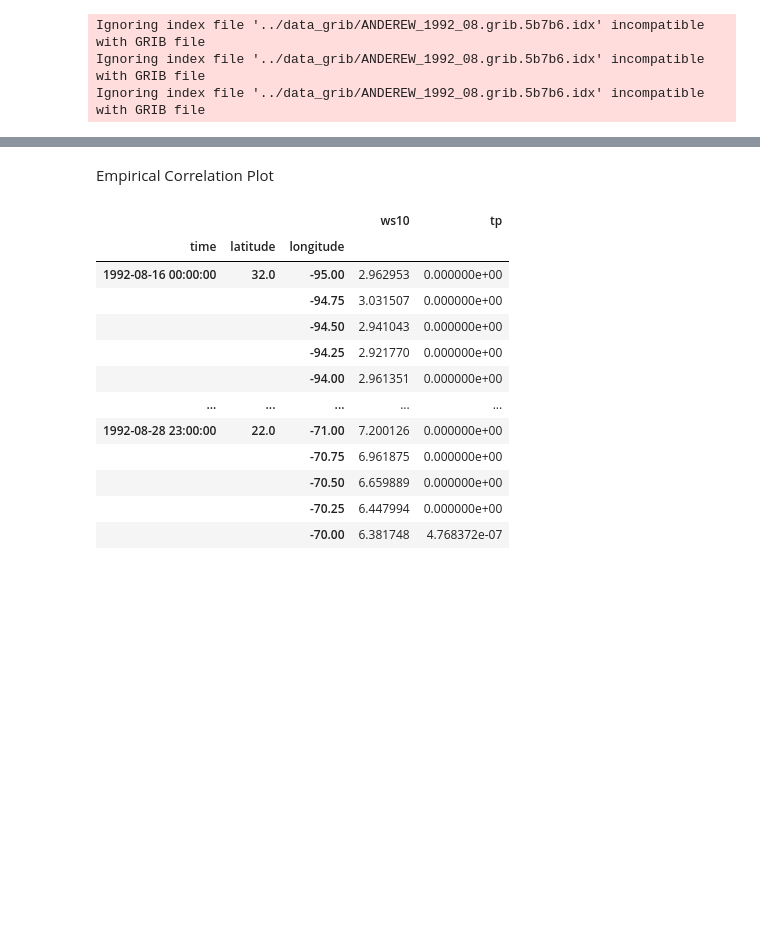
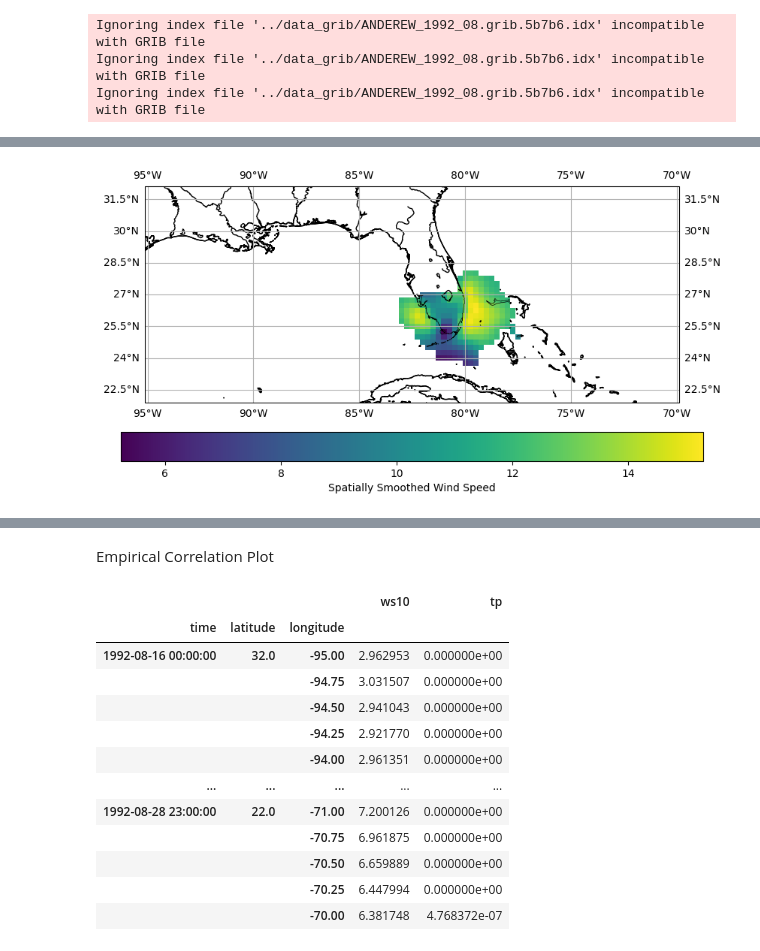
Before and after one commit to MujtaGit/Extreme_Weather_Correlation, a Jupyter notebook: post_icar.ipynb, the cells around one changed output, grey strips where cells are left out. Saved outputs shown, nothing was run; the diff lists cells and outputs as text; code cells hidden in the pictures; blank space fills up the shorter version.

```diff
--- a/post_icar.ipynb
+++ b/post_icar.ipynb
@@ -62,0 +103,46 @@ import matplotlib.pyplot as plt
+# %%
+phi1_icar = pd.read_csv("post_icar_data/one_variable/mu1.csv")
+
+data_grid_icar = data_grid.copy()
+
+k = 0
+
+for i in range(101):
+
+    for j in range(40):
+
+        if not np.isnan(data_grid_icar[j,i]):
+
+            data_grid_icar[j,i] = phi1_icar.values[k]
+
+            k+=1
+# %%
+fig, ax = plt.subplots(figsize=(10, 5),
+                       subplot_kw={'projection': ccrs.PlateCarree()})
+
+#ax.set_extent([-70, -95, 32, 22])
+
+ax.add_feature(cfeature.COASTLINE, linewidth=0.5, edgecolor='black')
+ax.add_feature(cfeature.BORDERS, linestyle=':', linewidth=0.5, edgecolor='black')
+ax.add_feature(cfeature.LAND, edgecolor='black', facecolor='none')
+ax.add_feature(cfeature.OCEAN, edgecolor='black', facecolor='none')
+ax.add_feature(cfeature.LAKES, edgecolor='black', facecolor='none')
+ax.add_feature(cfeature.RIVERS, edgecolor='black')
+
+heatmap = ax.pcolormesh(lon, lat, data_grid_icar, cmap='viridis', transform=ccrs.PlateCarree())
+
+# Add a colorbar
+cbar = plt.colorbar(heatmap, ax=ax, orientation='horizontal', pad=0.1)
+cbar.set_label('Spatially Smoothed Wind Speed')
+
+# Add gridlines
+ax.gridlines(draw_labels=True)
+
+# Show the plot
+plt.show()
+
+ax.set_title(f'Correlation between ws10 and tp', fontsize=16)
+ax.set_xlabel('Longitude', fontsize=12)
+ax.set_ylabel('Latitude', fontsize=12);
+# %% [output]
+[figure, added]
```
Also changed, not shown: parts of 55 cells of this notebook, 17 other files.
